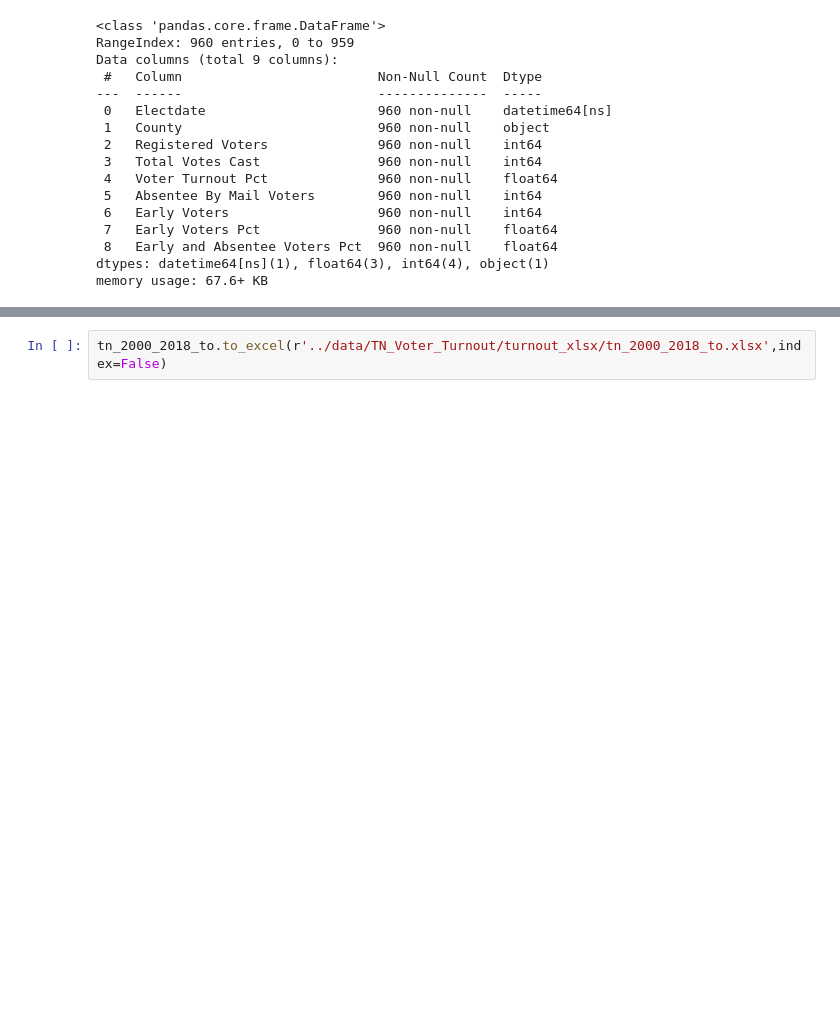
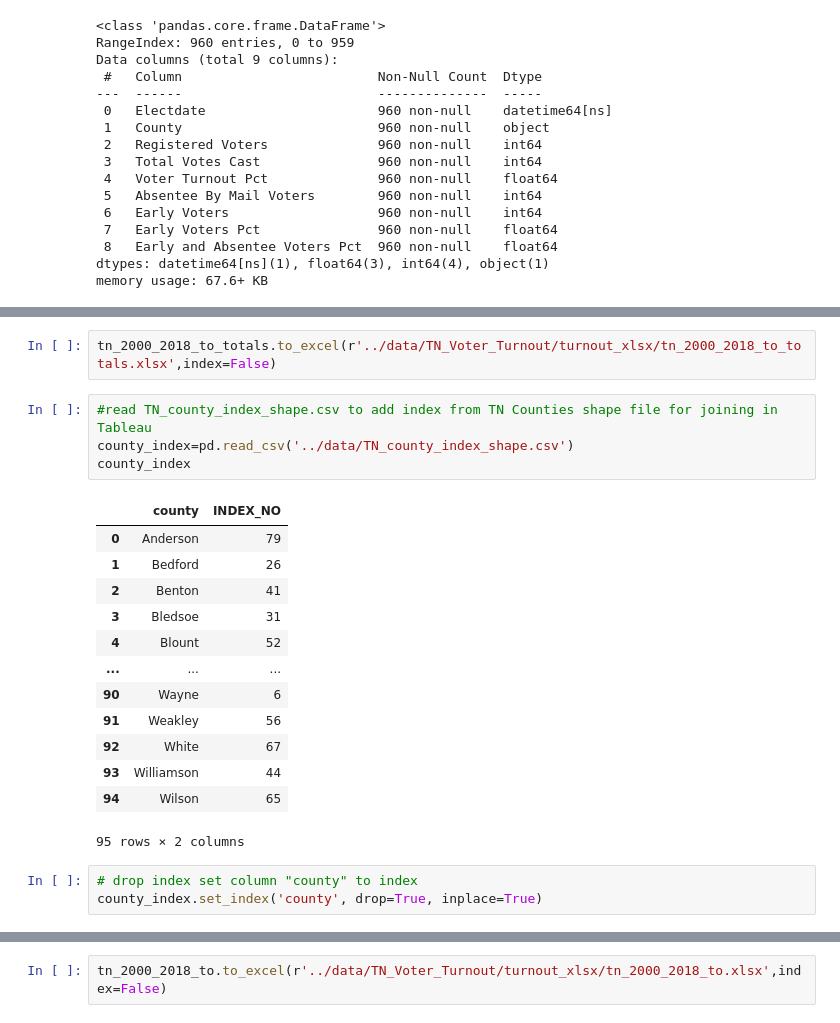
Before and after one commit to DavidMellow/tn-elections, a Jupyter notebook: notebooks/TN Voter Turnout.ipynb, the cells around one changed output, grey strips where cells are left out. Cells and saved outputs as stored; diff of their text form; blank space fills up the shorter version.

```diff
--- a/notebooks/TN Voter Turnout.ipynb
+++ b/notebooks/TN Voter Turnout.ipynb
@@ -486,0 +503,23 @@ memory usage: 67.6+ KB
+# %%
+tn_2000_2018_to_totals.to_excel(r'../data/TN_Voter_Turnout/turnout_xlsx/tn_2000_2018_to_totals.xlsx',index=False)
+# %%
+#read TN_county_index_shape.csv to add index from TN Counties shape file for joining in Tableau
+county_index=pd.read_csv('../data/TN_county_index_shape.csv')
+county_index
+# %% [output]
+|  | county | INDEX_NO |
+| 0 | Anderson | 79 |
+| 1 | Bedford | 26 |
+| 2 | Benton | 41 |
+| 3 | Bledsoe | 31 |
+| 4 | Blount | 52 |
+| ... | ... | ... |
+| 90 | Wayne | 6 |
+| 91 | Weakley | 56 |
+| 92 | White | 67 |
+| 93 | Williamson | 44 |
+| 94 | Wilson | 65 |
+95 rows × 2 columns
+# %%
+# drop index set column "county" to index
+county_index.set_index('county', drop=True, inplace=True)
```
Also changed, not shown: parts of 9 cells of this notebook.
